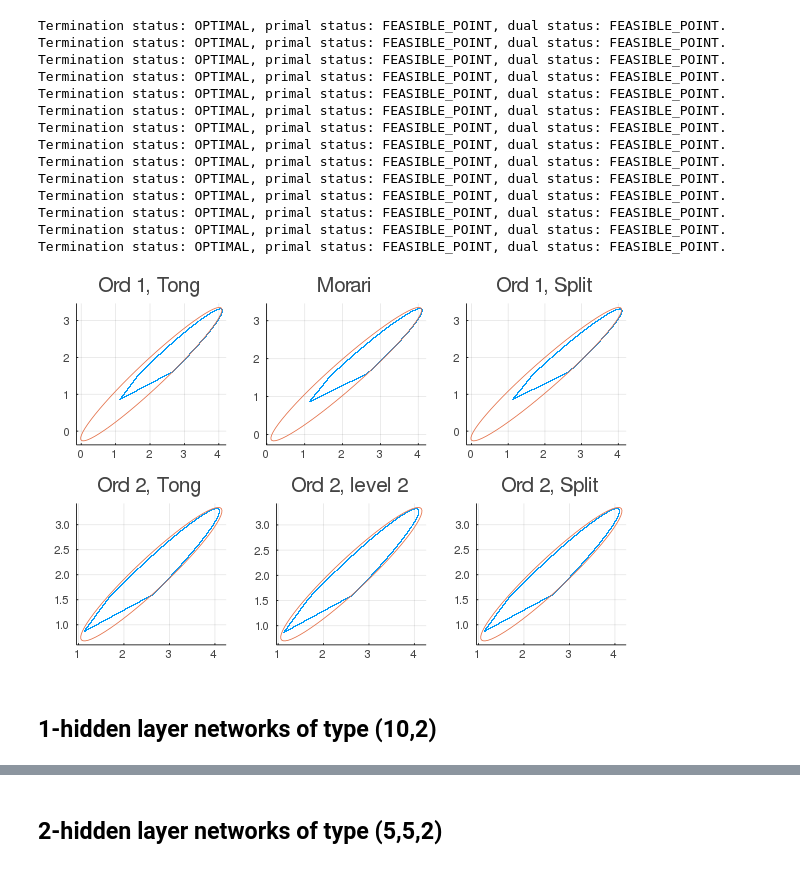
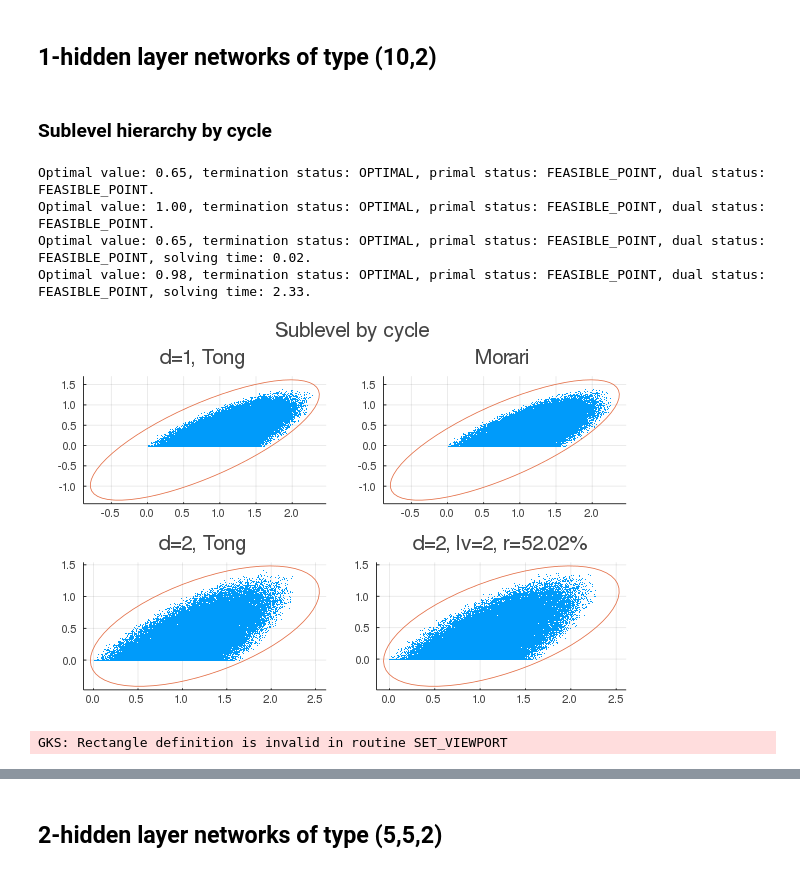
Before and after one commit to TongCHEN779/MultiMomOpt, a Jupyter notebook: ellipsoid/Ellipsoid.ipynb, the cells around one changed output, grey strips where cells are left out. Saved outputs shown, nothing was run; the diff lists cells and outputs as text; code cells hidden in the pictures.

```diff
--- a/ellipsoid/Ellipsoid.ipynb
+++ b/ellipsoid/Ellipsoid.ipynb
@@ -726,7 +1035,7 @@ end
 # plot(p[1], p[2], p11, p21, p31, p12, p22, p32, layout = @layout[grid(1,2);grid(2,3)], fmt = :png)
 # %%
 # println(P[3]); println(ξ[3])
-k = 3
+# k = 3
 # # plot original graph and image under ReLU
 # θ = 0:0.1:2*π+0.1
 # F0 = eigen(Q0); T0 = F0.vectors; Γ0 = diagm(sqrt.(-F0.values));
@@ -748,33 +1057,17 @@ k = 3
 #     p[i] = plot(x1, x2, title = "Layer $(i-1) -> Layer $(i)", label = ["Lay$(i-1)Ellip" "Lay$(i)Ellip"], legend=false)#:outertopright)
 # end
 
-p11 = OuterApproximationPlotSampling(Q0, b0, c0, 1, P, ξ, "tong", k);
-p12 = OuterApproximationPlotSampling(Q0, b0, c0, 2, P, ξ, "tong", k);
-# p21 = OuterApproximationPlotSampling(Q0, b0, c0, 1, P, ξ, "jean", k);
-# p22 = OuterApproximationPlotSampling(Q0, b0, c0, 2, P, ξ, "jean", k);
-p21 = OuterApproximationPlotSampling(Q0, b0, c0, 1, P, ξ, "Morari", k);
-p22 = OuterApproximationPlotSampling(Q0, b0, c0, 2, P, ξ, "sublevel", k, 2);
-p31 = OuterApproximationPlotSampling(Q0, b0, c0, 1, P, ξ, "split", k);
-p32 = OuterApproximationPlotSampling(Q0, b0, c0, 2, P, ξ, "split", k);
+# p11 = OuterApproximationPlotSampling(Q0, b0, c0, 1, P, ξ, "tong", k);
+# p12 = OuterApproximationPlotSampling(Q0, b0, c0, 2, P, ξ, "tong", k);
+# # p21 = OuterApproximationPlotSampling(Q0, b0, c0, 1, P, ξ, "jean", k);
+# # p22 = OuterApproximationPlotSampling(Q0, b0, c0, 2, P, ξ, "jean", k);
+# p21, m = OuterApproximationPlotSampling(Q0, b0, c0, 1, P, ξ, "Morari", k);
+# p22 = OuterApproximationPlotSampling(Q0, b0, c0, 2, P, ξ, "sublevel", k, lv=2, morari=m);
+# # p31 = OuterApproximationPlotSampling(Q0, b0, c0, 1, P, ξ, "split", k);
+# # p32 = OuterApproximationPlotSampling(Q0, b0, c0, 2, P, ξ, "split", k);
 
-# plot(p[1], p[2], p[3], p11, p21, p31, p12, p22, p32, layout = @layout[grid(1,3);grid(2,3)], fmt = :png)
-plot(p11, p21, p31, p12, p22, p32, layout = grid(2,3), fmt = :png)
+# # plot(p[1], p[2], p[3], p11, p21, p31, p12, p22, p32, layout = @layout[grid(1,3);grid(2,3)], fmt = :png)
+# plot(p11, p21, p12, p22, layout = grid(2,2), fmt = :png)
-# %% [output]
-Termination status: OPTIMAL, primal status: FEASIBLE_POINT, dual status: FEASIBLE_POINT.
-Termination status: OPTIMAL, primal status: FEASIBLE_POINT, dual status: FEASIBLE_POINT.
-Termination status: OPTIMAL, primal status: FEASIBLE_POINT, dual status: FEASIBLE_POINT.
-Termination status: OPTIMAL, primal status: FEASIBLE_POINT, dual status: FEASIBLE_POINT.
-Termination status: OPTIMAL, primal status: FEASIBLE_POINT, dual status: FEASIBLE_POINT.
-Termination status: OPTIMAL, primal status: FEASIBLE_POINT, dual status: FEASIBLE_POINT.
-Termination status: OPTIMAL, primal status: FEASIBLE_POINT, dual status: FEASIBLE_POINT.
-Termination status: OPTIMAL, primal status: FEASIBLE_POINT, dual status: FEASIBLE_POINT.
-Termination status: OPTIMAL, primal status: FEASIBLE_POINT, dual status: FEASIBLE_POINT.
-Termination status: OPTIMAL, primal status: FEASIBLE_POINT, dual status: FEASIBLE_POINT.
-Termination status: OPTIMAL, primal status: FEASIBLE_POINT, dual status: FEASIBLE_POINT.
-Termination status: OPTIMAL, primal status: FEASIBLE_POINT, dual status: FEASIBLE_POINT.
-Termination status: OPTIMAL, primal status: FEASIBLE_POINT, dual status: FEASIBLE_POINT.
-Termination status: OPTIMAL, primal status: FEASIBLE_POINT, dual status: FEASIBLE_POINT.
-[figure, removed]
 # %% [markdown]
 ## 1-hidden layer networks of type (10,2)
 # %%
@@ -789,0 +1083,27 @@ P1[L1] = rand(2,n); ξ1[L1] = rand(2,1); P1[L1][1,1] = 1; P1[L1][2,2] = 1;
+# %% [markdown]
+### Sublevel hierarchy by cycle
+# %%
+# plot original graph and image under ReLU
+p11 = OuterApproximationPlotSampling(Q01, b01, c01, 1, P1, ξ1, "tong", L1);
+p12 = OuterApproximationPlotSampling(Q01, b01, c01, 2, P1, ξ1, "tong", L1);
+# p21 = OuterApproximationPlotSampling(Q01, b01, c01, 1, P1, ξ1, "jean", L1);
+# p22 = OuterApproximationPlotSampling(Q01, b01, c01, 2, P1, ξ1, "jean", L1);
+p21, m = OuterApproximationPlotSampling(Q01, b01, c01, 1, P1, ξ1, "Morari", L1);
+p22 = OuterApproximationPlotSampling(Q01, b01, c01, 2, P1, ξ1, "sublevel", L1, lv=2, morari=m, meth="cycle_v");
+# p31 = OuterApproximationPlotSampling(Q01, b01, c01, 1, P1, ξ1, "split", L1);
+# p32 = OuterApproximationPlotSampling(Q01, b01, c01, 2, P1, ξ1, "split", L1);
+# p13 = OuterApproximationPlotSampling(Q01, b01, c01, 2, P1, ξ1, "sublevel", L1, lv=3, morari=m, meth="cycle");
+# p23 = OuterApproximationPlotSampling(Q01, b01, c01, 2, P1, ξ1, "sublevel", L1, lv=4, morari=m, meth="cycle");
+# p33 = OuterApproximationPlotSampling(Q01, b01, c01, 2, P1, ξ1, "sublevel", L1, lv=5, morari=m, meth="cycle");
+# p1 = OuterApproximationPlotSampling(Q01, b01, c01, 2, P1, ξ1, "sublevel", L1, lv=6, morari=m, meth="cycle");
+# p2 = OuterApproximationPlotSampling(Q01, b01, c01, 2, P1, ξ1, "sublevel", L1, lv=7, morari=m, meth="cycle");
+
+title = plot(title="Sublevel by cycle", grid = false, showaxis = false, bottom_margin = -30Plots.px)
+plot(title, p11, p21, p12, p22, layout = @layout([A{0.01h}; grid(2,2)]), fmt = :png)
+# %% [output]
+Optimal value: 0.65, termination status: OPTIMAL, primal status: FEASIBLE_POINT, dual status: FEASIBLE_POINT.
+Optimal value: 1.00, termination status: OPTIMAL, primal status: FEASIBLE_POINT, dual status: FEASIBLE_POINT.
+Optimal value: 0.65, termination status: OPTIMAL, primal status: FEASIBLE_POINT, dual status: FEASIBLE_POINT, solving time: 0.02.
+Optimal value: 0.98, termination status: OPTIMAL, primal status: FEASIBLE_POINT, dual status: FEASIBLE_POINT, solving time: 2.33.
+[figure, added]
+GKS: Rectangle definition is invalid in routine SET_VIEWPORT
```
Also changed, not shown: parts of 58 cells of this notebook, 2 other files.
